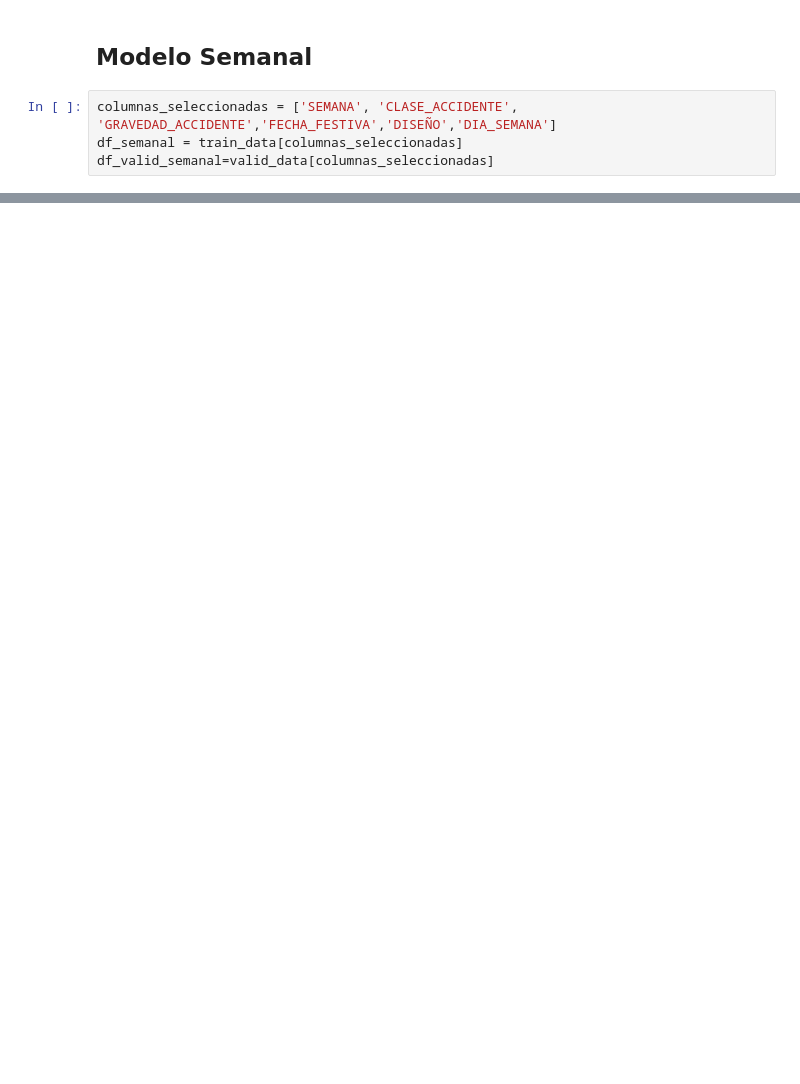
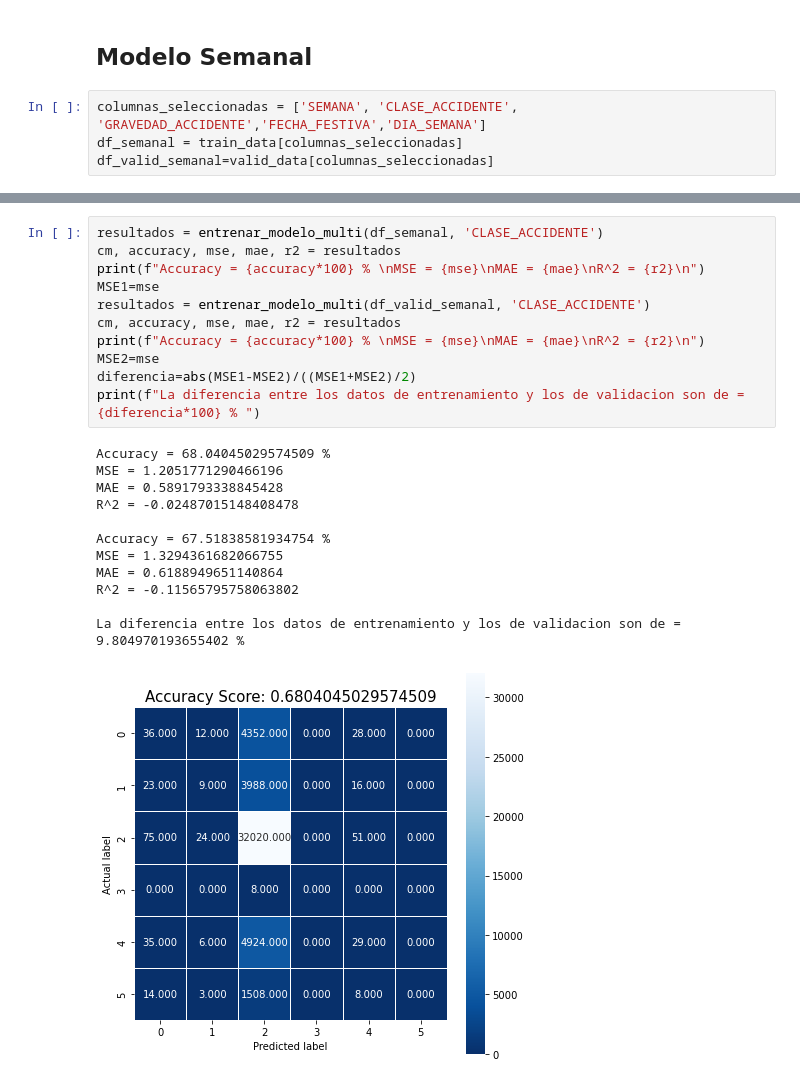
Before and after one commit to dgilrua/proyecto2-analitica, a Jupyter notebook: main.ipynb, the cells around one changed output, grey strips where cells are left out. Cells and saved outputs as stored; diff of their text form; blank space fills up the shorter version.

```diff
--- a/main.ipynb
+++ b/main.ipynb
@@ -786,6 +791,6 @@ print(abs(MSE1-MSE2)/((MSE1+MSE2)/2))
 # %% [markdown]
 ## Modelo Semanal
 # %%
-columnas_seleccionadas = ['SEMANA', 'CLASE_ACCIDENTE', 'GRAVEDAD_ACCIDENTE','FECHA_FESTIVA','DISEÑO','DIA_SEMANA']
+columnas_seleccionadas = ['SEMANA', 'CLASE_ACCIDENTE', 'GRAVEDAD_ACCIDENTE','FECHA_FESTIVA','DIA_SEMANA']
 df_semanal = train_data[columnas_seleccionadas]
 df_valid_semanal=valid_data[columnas_seleccionadas]
@@ -825,0 +797,24 @@ print(abs(MSE1-MSE2)/((MSE1+MSE2)/2))
+# %%
+resultados = entrenar_modelo_multi(df_semanal, 'CLASE_ACCIDENTE')
+cm, accuracy, mse, mae, r2 = resultados
+print(f"Accuracy = {accuracy*100} % \nMSE = {mse}\nMAE = {mae}\nR^2 = {r2}\n")
+MSE1=mse
+resultados = entrenar_modelo_multi(df_valid_semanal, 'CLASE_ACCIDENTE')
+cm, accuracy, mse, mae, r2 = resultados
+print(f"Accuracy = {accuracy*100} % \nMSE = {mse}\nMAE = {mae}\nR^2 = {r2}\n")
+MSE2=mse
+diferencia=abs(MSE1-MSE2)/((MSE1+MSE2)/2)
+print(f"La diferencia entre los datos de entrenamiento y los de validacion son de = {diferencia*100} % ")
+# %% [output]
+Accuracy = 68.04045029574509 %
+MSE = 1.2051771290466196
+MAE = 0.5891793338845428
+R^2 = -0.02487015148408478
+
+Accuracy = 67.51838581934754 %
+MSE = 1.3294361682066755
+MAE = 0.6188949651140864
+R^2 = -0.11565795758063802
+
+La diferencia entre los datos de entrenamiento y los de validacion son de = 9.804970193655402 %
+[figure, added]
```
Also changed, not shown: parts of 19 cells of this notebook.
